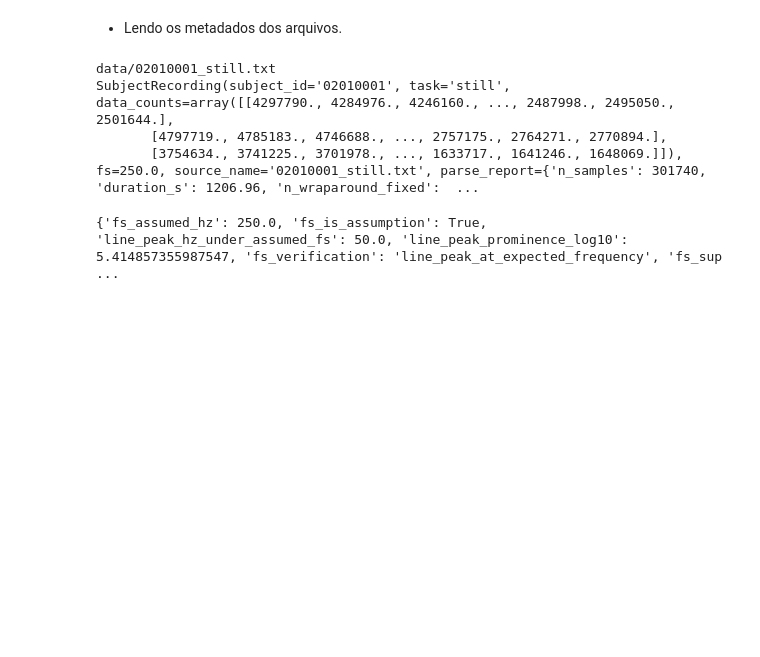
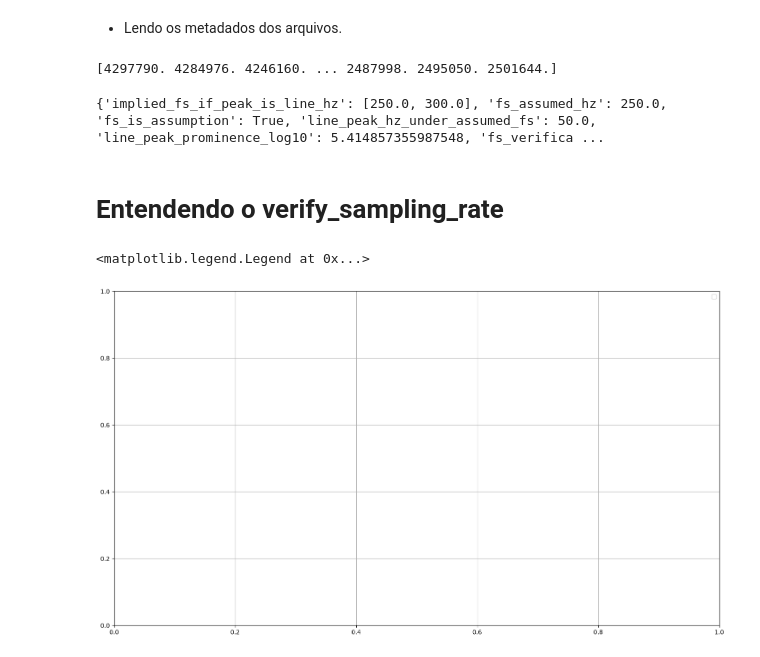
Before and after one commit to danielfsc/eec, a Jupyter notebook: run_explicado.ipynb, the cells around one changed output. Saved outputs shown, nothing was run; the diff lists cells and outputs as text; code cells hidden in the pictures; blank space fills up the shorter version.

```diff
--- a/run_explicado.ipynb
+++ b/run_explicado.ipynb
@@ -59,16 +63,23 @@ metadata = fl.load_modma_metadata(metadata_path)
 # print(metadata)
 # %%
 fp = valid_files[0]
-print(fp)
 rec = fl.load_modma_file(fp, configurations, fp.name)
-print(rec)
+print(rec.data_counts[0])
 # %% [output]
-data/02010001_still.txt
-SubjectRecording(subject_id='02010001', task='still', data_counts=array([[4297790., 4284976., 4246160., ..., 2487998., 2495050., 2501644.],
-       [4797719., 4785183., 4746688., ..., 2757175., 2764271., 2770894.],
-       [3754634., 3741225., 3701978., ..., 1633717., 1641246., 1648069.]]), fs=250.0, source_name='02010001_still.txt', parse_report={'n_samples': 301740, 'duration_s': 1206.96, 'n_wraparound_fixed':  ...
+[4297790. 4284976. 4246160. ... 2487998. 2495050. 2501644.]
 # %%
-fsv = ut.verify_sampling_rate(rec.data_counts, configurations)
+from utils import verify_sampling_rate
+fsv = verify_sampling_rate(rec.data_counts, configurations)
 print(fsv)
 # %% [output]
-{'fs_assumed_hz': 250.0, 'fs_is_assumption': True, 'line_peak_hz_under_assumed_fs': 50.0, 'line_peak_prominence_log10': 5.414857355987547, 'fs_verification': 'line_peak_at_expected_frequency', 'fs_sup ...
+{'implied_fs_if_peak_is_line_hz': [250.0, 300.0], 'fs_assumed_hz': 250.0, 'fs_is_assumption': True, 'line_peak_hz_under_assumed_fs': 50.0, 'line_peak_prominence_log10': 5.414857355987548, 'fs_verifica ...
+# %% [markdown]
+# Entendendo o verify_sampling_rate
+# %%
+import matplotlib.pyplot as plt
+plt.figure(figsize=(18,10))
+plt.grid(True)
+plt.legend()
+# %% [output]
+<matplotlib.legend.Legend at 0x...>
+[figure, added]
```
Also changed, not shown: parts of 25 cells of this notebook, 22 other files.
